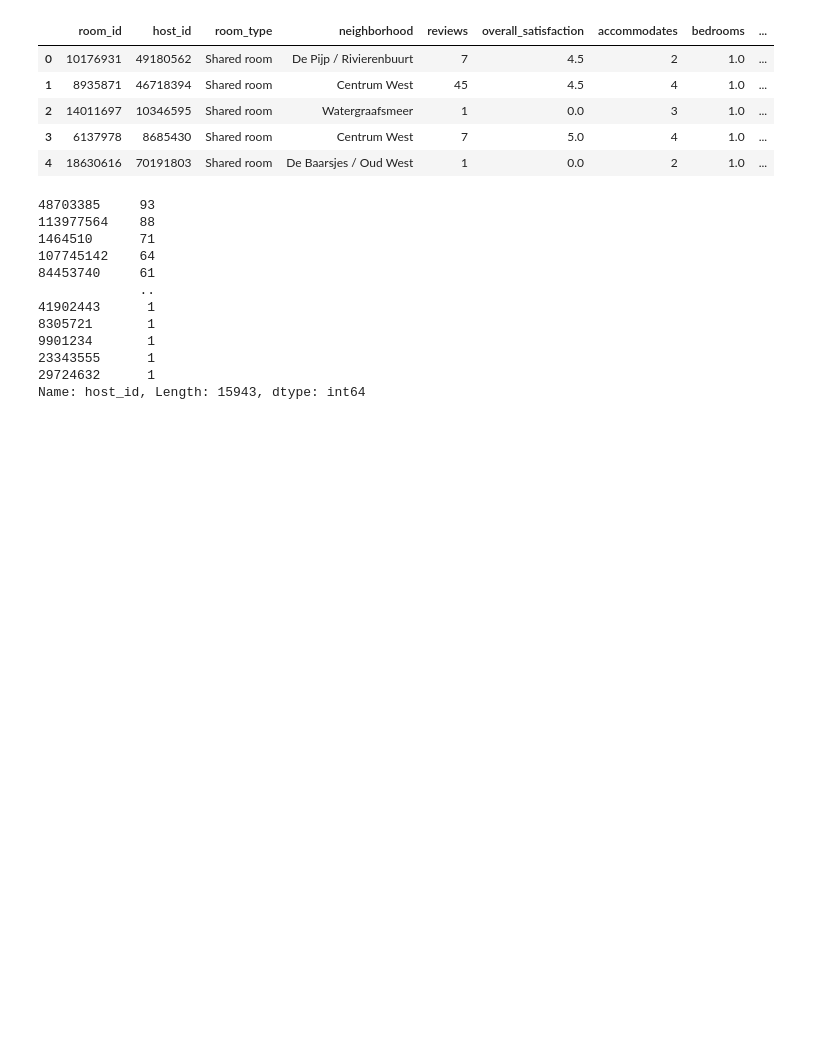
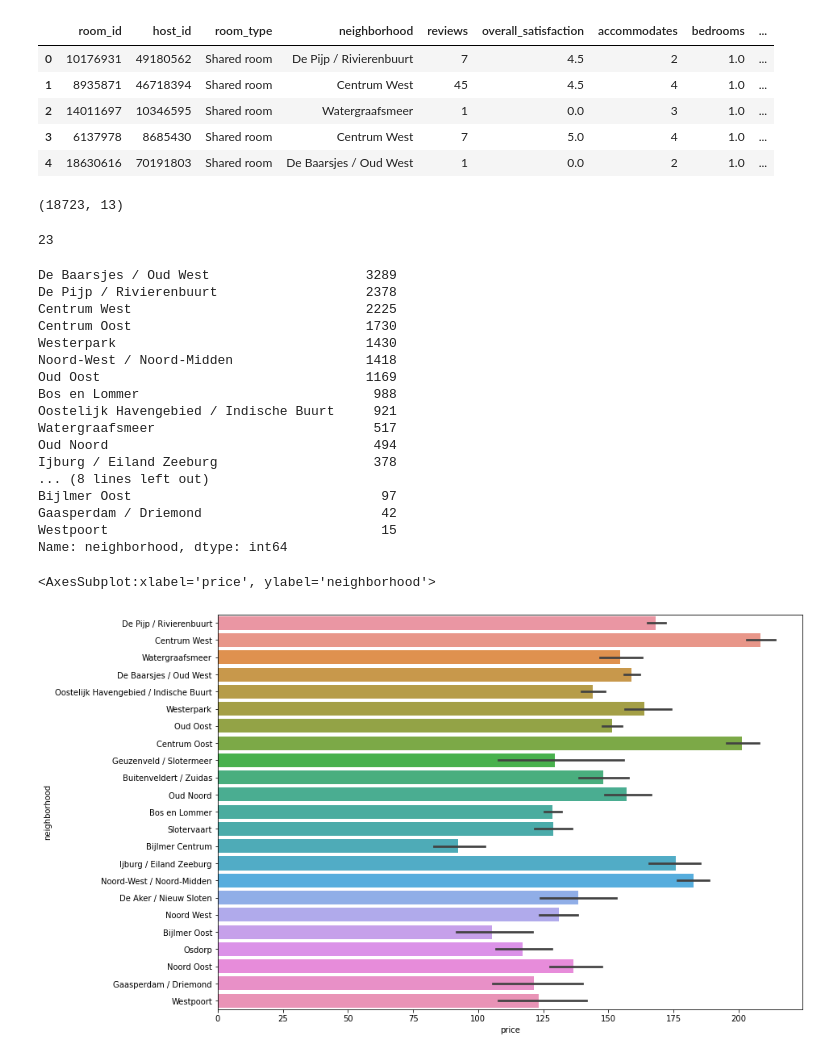
Before and after one commit to Ikshit-67/EDA_Git, a Jupyter notebook: Airbnb_x/airanalysis.ipynb, the cells around one changed output. Drawn from its saved outputs; the diff is of its cells as text; code cells hidden in the pictures; blank space fills up the shorter version.

```diff
--- a/Airbnb_x/airanalysis.ipynb
+++ b/Airbnb_x/airanalysis.ipynb
@@ -25,18 +25,39 @@ df.head()
 | 2 | 14011697 | 10346595 | Shared room | Watergraafsmeer | 1 | 0.0 | 3 | 1.0 | ... |
 | 3 | 6137978 | 8685430 | Shared room | Centrum West | 7 | 5.0 | 4 | 1.0 | ... |
 | 4 | 18630616 | 70191803 | Shared room | De Baarsjes / Oud West | 1 | 0.0 | 2 | 1.0 | ... |
+# %%
+df.shape
+# %% [output]
+(18723, 13)
+# %%
+neighborhoods = df.neighborhood.unique()
+total_neighborhoods = len(neighborhoods)
+total_neighborhoods
+# %% [output]
+23
 # %%
-df.host_id.value_counts()
+df.neighborhood.value_counts()
 # %% [output]
-48703385     93
-113977564    88
-1464510      71
-107745142    64
-84453740     61
-             ..
-41902443      1
-8305721       1
-9901234       1
-23343555      1
-29724632      1
-Name: host_id, Length: 15943, dtype: int64
+De Baarsjes / Oud West                    3289
+De Pijp / Rivierenbuurt                   2378
+Centrum West                              2225
+Centrum Oost                              1730
+Westerpark                                1430
+Noord-West / Noord-Midden                 1418
+Oud Oost                                  1169
+Bos en Lommer                              988
+Oostelijk Havengebied / Indische Buurt     921
+Watergraafsmeer                            517
+Oud Noord                                  494
+Ijburg / Eiland Zeeburg                    378
+... (8 lines left out)
+Bijlmer Oost                                97
+Gaasperdam / Driemond                       42
+Westpoort                                   15
+Name: neighborhood, dtype: int64
+# %%
+fig, ax = plt.subplots(figsize=(13, 9))
+sns.barplot(data = df, y = "neighborhood", x = "price", ax = ax, orient = "h")
+# %% [output]
+<AxesSubplot:xlabel='price', ylabel='neighborhood'>
+[figure, added]
```
Also changed, not shown: 1 other file.
